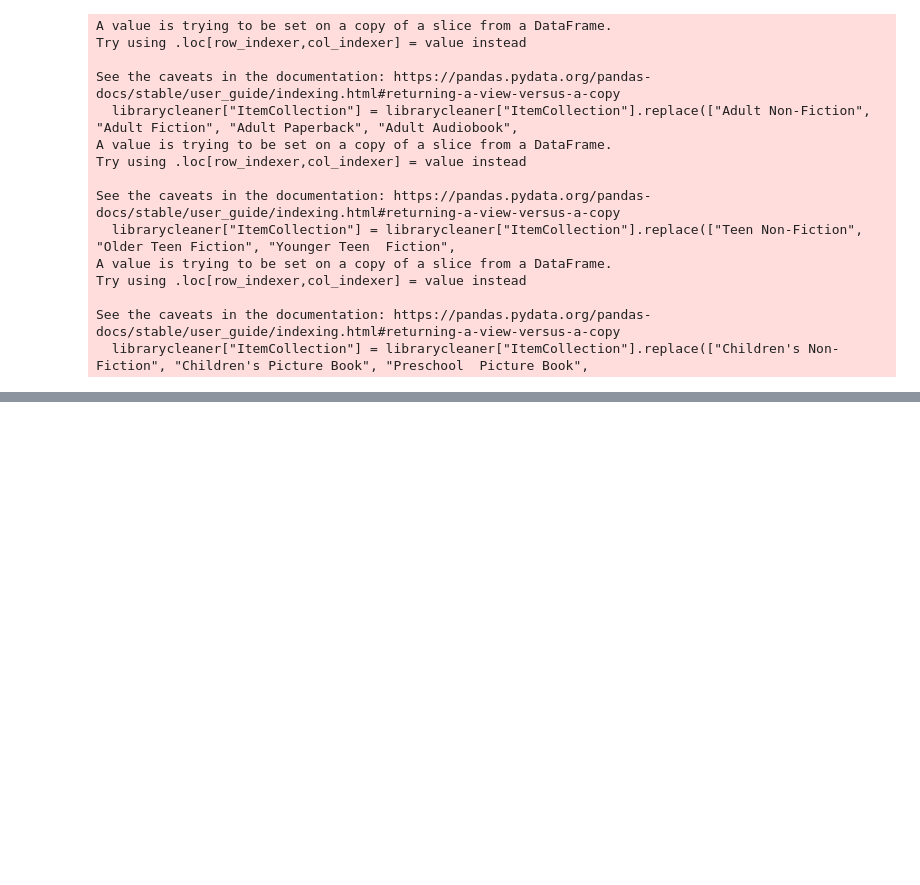
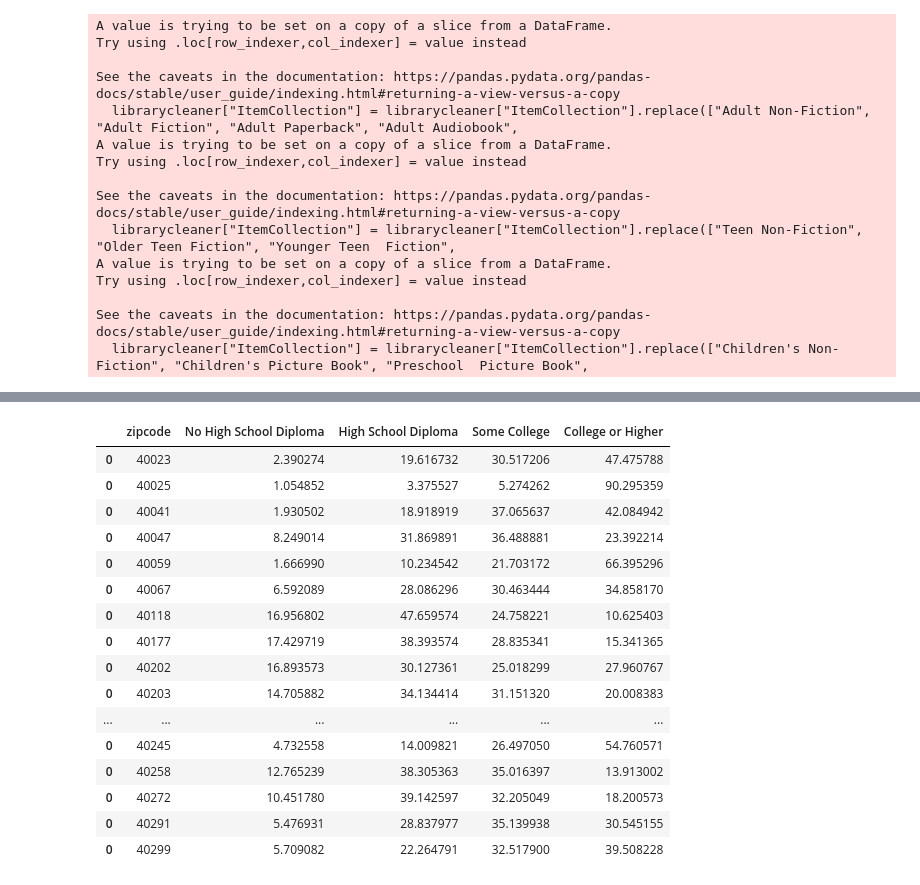
Before and after one commit to NicholasJCampbell/library_comparisons, a Jupyter notebook: library_newness.ipynb, the cells around one changed output, grey strips where cells are left out. Saved outputs shown, nothing was run; the diff lists cells and outputs as text; code cells hidden in the pictures; blank space fills up the shorter version.

Commit message:
updated the publication and education file

```diff
--- a/library_newness.ipynb
+++ b/library_newness.ipynb
@@ -201,0 +200,40 @@ pd.set_option('display.max_rows', None)
+# %%
+ed_40023 = pd.read_csv("zip_education/40023.ed.csv")
+ed_40025 = pd.read_csv("zip_education/40025.ed.csv")
+ed_40041 = pd.read_csv("zip_education/40041.ed.csv")
+ed_40047 = pd.read_csv("zip_education/40047.ed.csv")
+ed_40059 = pd.read_csv("zip_education/40059.ed.csv")
+ed_40067 = pd.read_csv("zip_education/40067.ed.csv")
+ed_40118 = pd.read_csv("zip_education/40118.ed.csv")
+ed_40177 = pd.read_csv("zip_education/40177.ed.csv")
+ed_40202 = pd.read_csv("zip_education/40202.ed.csv")
+ed_40203 = pd.read_csv("zip_education/40203.ed.csv")
+ed_40204 = pd.read_csv("zip_education/40204.ed.csv")
+ed_40205 = pd.read_csv("zip_education/40205.ed.csv")
+ed_40206 = pd.read_csv("zip_education/40206.ed.csv")
+ed_40207 = pd.read_csv("zip_education/40207.ed.csv")
+ed_40208 = pd.read_csv("zip_education/40208.ed.csv")
+ed_40209 = pd.read_csv("zip_education/40209.ed.csv")
+ed_40210 = pd.read_csv("zip_education/40210.ed.csv")
+ed_40211 = pd.read_csv("zip_education/40211.ed.csv")
+ed_40212 = pd.read_csv("zip_education/40212.ed.csv")
+ed_40213 = pd.read_csv("zip_education/40213.ed.csv")
+ed_40214 = pd.read_csv("zip_education/40214.ed.csv")
+ed_40215 = pd.read_csv("zip_education/40215.ed.csv")
+ed_40216 = pd.read_csv("zip_education/40216.ed.csv")
+ed_40217 = pd.read_csv("zip_education/40217.ed.csv")
+ed_40218 = pd.read_csv("zip_education/40218.ed.csv")
+ed_40219 = pd.read_csv("zip_education/40219.ed.csv")
+ed_40220 = pd.read_csv("zip_education/40220.ed.csv")
+ed_40222 = pd.read_csv("zip_education/40222.ed.csv")
+ed_40223 = pd.read_csv("zip_education/40223.ed.csv")
+ed_40228 = pd.read_csv("zip_education/40228.ed.csv")
+ed_40229 = pd.read_csv("zip_education/40229.ed.csv")
+ed_40241 = pd.read_csv("zip_education/40241.ed.csv")
+ed_40242 = pd.read_csv("zip_education/40242.ed.csv")
+ed_40243 = pd.read_csv("zip_education/40243.ed.csv")
+ed_40245 = pd.read_csv("zip_education/40245.ed.csv")
+ed_40258 = pd.read_csv("zip_education/40258.ed.csv")
+ed_40272 = pd.read_csv("zip_education/40272.ed.csv")
+ed_40291 = pd.read_csv("zip_education/40291.ed.csv")
+ed_40299 = pd.read_csv("zip_education/40299.ed.csv")
@@ -201,0 +915,23 @@ pd.set_option('display.max_rows', None)
+# %%
+ed_zips = pd.concat([ed40023, ed40025, ed40041, ed40047, ed40059, ed40067, ed40118, ed40177, ed40202, ed40203, ed40204,
+                     ed40205, ed40206, ed40207, ed40208, ed40209, ed40210, ed40211, ed40212, ed40213, ed40214, ed40215,
+                     ed40216, ed40217, ed40218, ed40219, ed40220, ed40222, ed40223, ed40228, ed40229, ed40241, ed40242,
+                     ed40243, ed40245, ed40258, ed40272, ed40291, ed40299])
+# %% [output]
+|  | zipcode | No High School Diploma | High School Diploma | Some College | College or Higher |
+| 0 | 40023 | 2.390274 | 19.616732 | 30.517206 | 47.475788 |
+| 0 | 40025 | 1.054852 | 3.375527 | 5.274262 | 90.295359 |
+| 0 | 40041 | 1.930502 | 18.918919 | 37.065637 | 42.084942 |
+| 0 | 40047 | 8.249014 | 31.869891 | 36.488881 | 23.392214 |
+| 0 | 40059 | 1.666990 | 10.234542 | 21.703172 | 66.395296 |
+| 0 | 40067 | 6.592089 | 28.086296 | 30.463444 | 34.858170 |
+| 0 | 40118 | 16.956802 | 47.659574 | 24.758221 | 10.625403 |
+| 0 | 40177 | 17.429719 | 38.393574 | 28.835341 | 15.341365 |
+| 0 | 40202 | 16.893573 | 30.127361 | 25.018299 | 27.960767 |
+| 0 | 40203 | 14.705882 | 34.134414 | 31.151320 | 20.008383 |
+| ... | ... | ... | ... | ... | ... |
+| 0 | 40245 | 4.732558 | 14.009821 | 26.497050 | 54.760571 |
+| 0 | 40258 | 12.765239 | 38.305363 | 35.016397 | 13.913002 |
+| 0 | 40272 | 10.451780 | 39.142597 | 32.205049 | 18.200573 |
+| 0 | 40291 | 5.476931 | 28.837977 | 35.139938 | 30.545155 |
+| 0 | 40299 | 5.709082 | 22.264791 | 32.517900 | 39.508228 |
```
Also changed, not shown: parts of 5 cells of this notebook, 1 other file.
